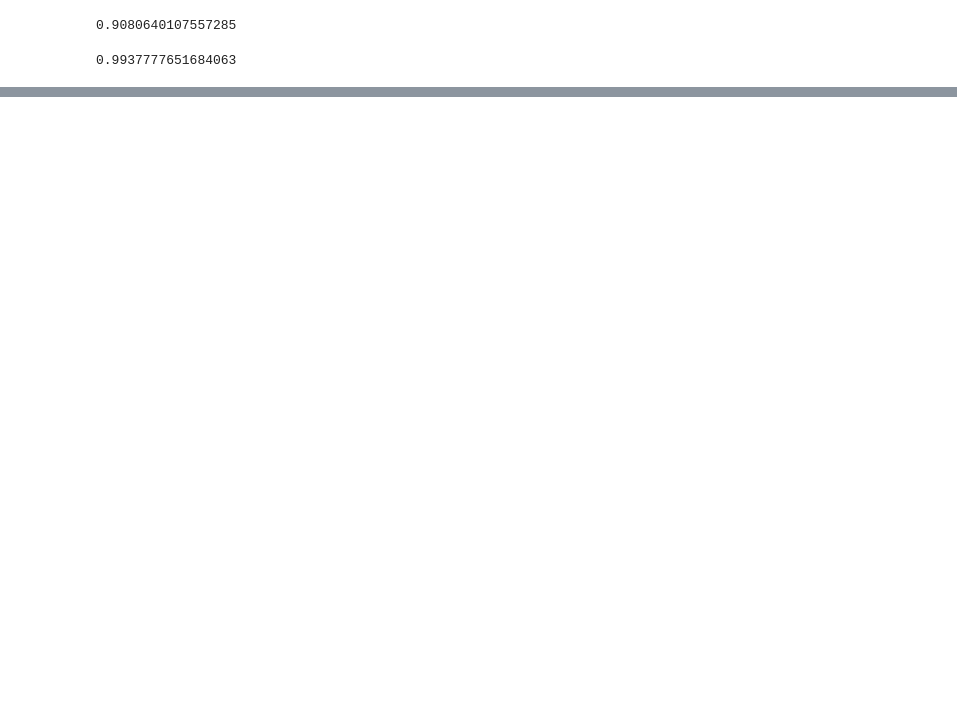
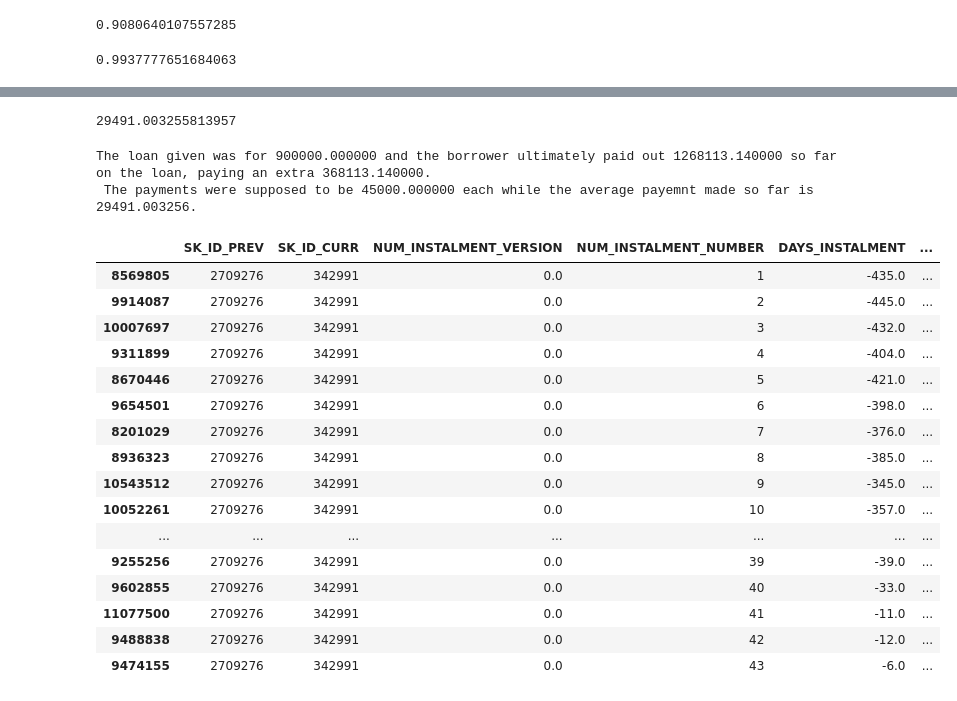
Before and after one commit to Antonio-Avila/Home-Credit-Default, a Jupyter notebook: Installments.ipynb, the cells around one changed output, grey strips where cells are left out. Saved outputs shown, nothing was run; the diff lists cells and outputs as text; code cells hidden in the pictures; blank space fills up the shorter version.

Commit message:
looked further into payemnts made

```diff
--- a/Installments.ipynb
+++ b/Installments.ipynb
@@ -151,0 +164,33 @@ under_paid
+# %%
+pmts[pmts.SK_ID_PREV == ID].sort_values("NUM_INSTALMENT_NUMBER").AMT_INSTALMENT.mean()
+# %% [output]
+29491.003255813957
+# %%
+ID = 2709276
+print("The loan given was for %f and the borrower ultimately paid out %f so far on the loan, paying an extra %f. \n The payments were supposed to be %f each while the average payemnt made so far is %f."
+    %(prev_apps[prev_apps.SK_ID_PREV == ID].AMT_CREDIT, pmts[pmts.SK_ID_PREV == ID].sort_values("NUM_INSTALMENT_NUMBER").AMT_INSTALMENT.sum(),
+        pmts[pmts.SK_ID_PREV == ID].sort_values("NUM_INSTALMENT_NUMBER").AMT_INSTALMENT.sum() - prev_apps[prev_apps.SK_ID_PREV == ID].AMT_CREDIT,
+        prev_apps[prev_apps.SK_ID_PREV == ID].AMT_ANNUITY, pmts[pmts.SK_ID_PREV == ID].AMT_INSTALMENT.mean())
+    )
+
+pmts[pmts.SK_ID_PREV == ID].sort_values("NUM_INSTALMENT_NUMBER")
+# %% [output]
+The loan given was for 900000.000000 and the borrower ultimately paid out 1268113.140000 so far on the loan, paying an extra 368113.140000.
+ The payments were supposed to be 45000.000000 each while the average payemnt made so far is 29491.003256.
+|  | SK_ID_PREV | SK_ID_CURR | NUM_INSTALMENT_VERSION | NUM_INSTALMENT_NUMBER | DAYS_INSTALMENT | ... |
+| 8569805 | 2709276 | 342991 | 0.0 | 1 | -435.0 | ... |
+| 9914087 | 2709276 | 342991 | 0.0 | 2 | -445.0 | ... |
+| 10007697 | 2709276 | 342991 | 0.0 | 3 | -432.0 | ... |
+| 9311899 | 2709276 | 342991 | 0.0 | 4 | -404.0 | ... |
+| 8670446 | 2709276 | 342991 | 0.0 | 5 | -421.0 | ... |
+| 9654501 | 2709276 | 342991 | 0.0 | 6 | -398.0 | ... |
+| 8201029 | 2709276 | 342991 | 0.0 | 7 | -376.0 | ... |
+| 8936323 | 2709276 | 342991 | 0.0 | 8 | -385.0 | ... |
+| 10543512 | 2709276 | 342991 | 0.0 | 9 | -345.0 | ... |
+| 10052261 | 2709276 | 342991 | 0.0 | 10 | -357.0 | ... |
+| ... | ... | ... | ... | ... | ... | ... |
+| 9255256 | 2709276 | 342991 | 0.0 | 39 | -39.0 | ... |
+| 9602855 | 2709276 | 342991 | 0.0 | 40 | -33.0 | ... |
+| 11077500 | 2709276 | 342991 | 0.0 | 41 | -11.0 | ... |
+| 9488838 | 2709276 | 342991 | 0.0 | 42 | -12.0 | ... |
+| 9474155 | 2709276 | 342991 | 0.0 | 43 | -6.0 | ... |
```
Also changed, not shown: parts of 15 cells of this notebook.
